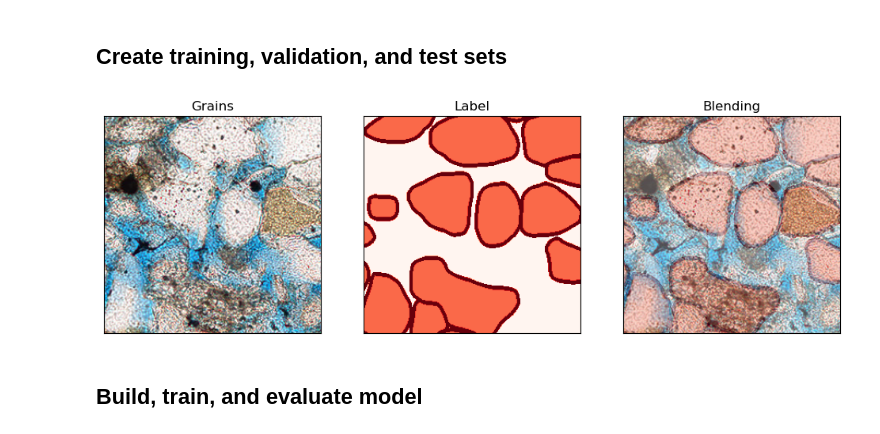
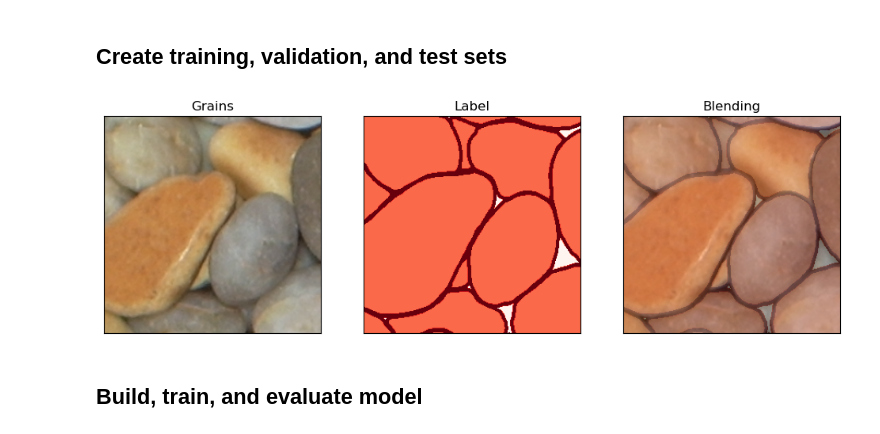
Before and after one commit to zsylvester/segmenteverygrain, a Jupyter notebook: segmenteverygrain/Train_seg_unet_model.ipynb, the cells around one changed output. Drawn from its saved outputs; the diff is of its cells as text; code cells hidden in the pictures.

```diff
--- a/segmenteverygrain/Train_seg_unet_model.ipynb
+++ b/segmenteverygrain/Train_seg_unet_model.ipynb
@@ -115,13 +120,13 @@ test_dataset = test_dataset.map(seg.load_and_preprocess, num_parallel_calls=tf.d
 test_dataset = test_dataset.shuffle(shuffle_buffer_size).batch(batch_size).prefetch(tf.data.AUTOTUNE)
 # %%
 # check how masks look like
-fname = train_images[1002]
+fname = train_images[1000]
 img = cv2.imread(fname)
 img = cv2.cvtColor(img, cv2.COLOR_BGR2RGB) # need to convert from BGR to RGB
 mask = cv2.imread(fname.replace('images', 'labels'))
 seg.plot_images_and_labels(img, mask)
 # %% [output]
-[figure, old version]
+[figure, new version]
 # %% [markdown]
 ## Build, train, and evaluate model
 # %%
```
Also changed, not shown: parts of 7 cells of this notebook, 7 other files.
